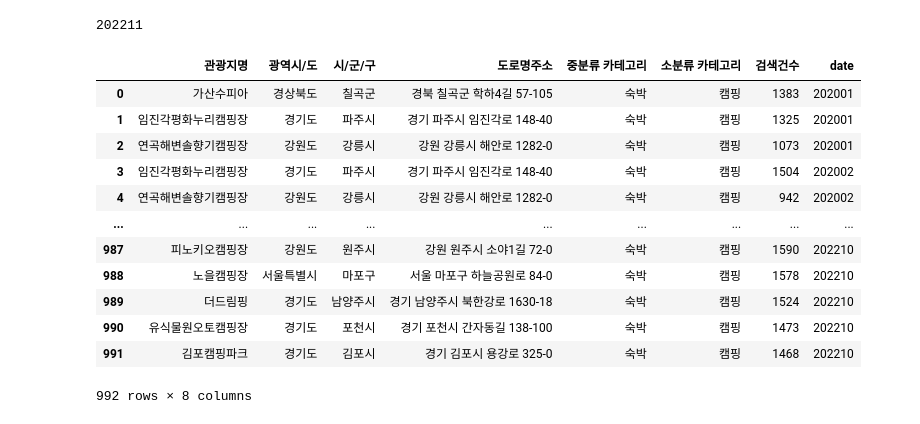
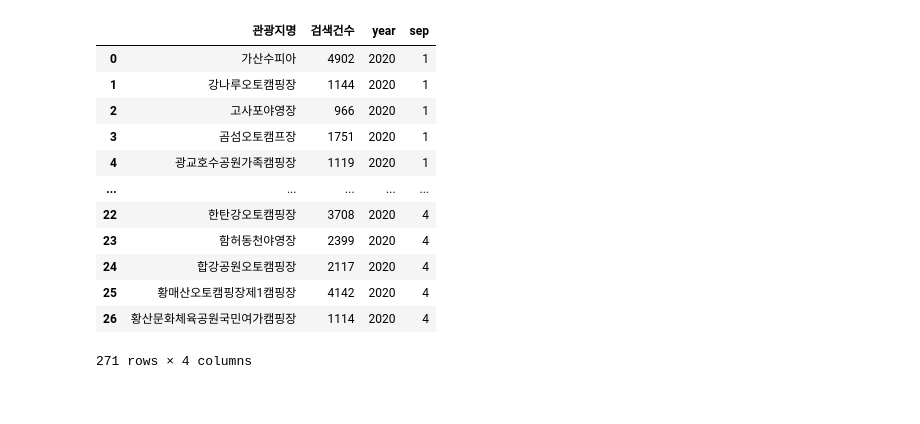
Before and after one commit to tiamoirony/Done, a Jupyter notebook: jk.ipynb, the cells around one changed output. Saved outputs shown, nothing was run; the diff lists cells and outputs as text; code cells hidden in the pictures.

```diff
--- a/jk.ipynb
+++ b/jk.ipynb
@@ -4,3 +30,7 @@ import openpyxl
+# %%
+# 판다스 출력 default 60 20
+pd.options.display.max_rows = 60
+pd.options.display.max_columns = 30
 # %%
 camping = pd.DataFrame()
 
@@ -14,8 +44,17 @@ for year in years:
             df = df[df['소분류 카테고리'] =='캠핑']
             camping = pd.concat([camping,df])
     except:
-        print(year+j)
+        pass
 
-camping = camping.drop(labels='순위',axis=1).reset_index(drop=True)
+df = pd.read_excel(f'C:/Users/kjk42/Documents/python/Done/data/data_lab/201911.xlsx')
+df['date'] = '201911'
+df = df[df['소분류 카테고리'] =='캠핑']
+camping = pd.concat([camping,df])
+
+df = pd.read_excel(f'C:/Users/kjk42/Documents/python/Done/data/data_lab/201912.xlsx')
+df['date'] = '201912'
+df = df[df['소분류 카테고리'] =='캠핑']
+camping = pd.concat([camping,df])
+
+camping = camping.drop(labels=['순위','중분류 카테고리','소분류 카테고리'],axis=1).reset_index(drop=True)
+camping.to_csv('datalab.csv')
-# %% [output]
-202211
@@ -24,16 +60,0 @@ camping.to_csv('datalab.csv')
-# %%
-camping
-# %% [output]
-|  | 관광지명 | 광역시/도 | 시/군/구 | 도로명주소 | 중분류 카테고리 | 소분류 카테고리 | 검색건수 | date |
-| 0 | 가산수피아 | 경상북도 | 칠곡군 | 경북 칠곡군 학하4길 57-105 | 숙박 | 캠핑 | 1383 | 202001 |
-| 1 | 임진각평화누리캠핑장 | 경기도 | 파주시 | 경기 파주시 임진각로 148-40 | 숙박 | 캠핑 | 1325 | 202001 |
-| 2 | 연곡해변솔향기캠핑장 | 강원도 | 강릉시 | 강원 강릉시 해안로 1282-0 | 숙박 | 캠핑 | 1073 | 202001 |
-| 3 | 임진각평화누리캠핑장 | 경기도 | 파주시 | 경기 파주시 임진각로 148-40 | 숙박 | 캠핑 | 1504 | 202002 |
-| 4 | 연곡해변솔향기캠핑장 | 강원도 | 강릉시 | 강원 강릉시 해안로 1282-0 | 숙박 | 캠핑 | 942 | 202002 |
-| ... | ... | ... | ... | ... | ... | ... | ... | ... |
-| 987 | 피노키오캠핑장 | 강원도 | 원주시 | 강원 원주시 소야1길 72-0 | 숙박 | 캠핑 | 1590 | 202210 |
-| 988 | 노을캠핑장 | 서울특별시 | 마포구 | 서울 마포구 하늘공원로 84-0 | 숙박 | 캠핑 | 1578 | 202210 |
-| 989 | 더드림핑 | 경기도 | 남양주시 | 경기 남양주시 북한강로 1630-18 | 숙박 | 캠핑 | 1524 | 202210 |
-| 990 | 유식물원오토캠핑장 | 경기도 | 포천시 | 경기 포천시 간자동길 138-100 | 숙박 | 캠핑 | 1473 | 202210 |
-| 991 | 김포캠핑파크 | 경기도 | 김포시 | 경기 김포시 용강로 325-0 | 숙박 | 캠핑 | 1468 | 202210 |
-992 rows × 8 columns
@@ -39,0 +63,15 @@ camping
+# %%
+
+cam_sp_2020 = camping[(camping['date'].astype(int) >= 202003) & (camping['date'].astype(int) <= 202005)].groupby(['관광지명'],as_index=False).agg(검색건수=('검색건수','sum'))
+cam_sp_2020['year'] = 2020
+cam_sp_2020['sep'] = 1
+cam_sum_2020 = camping[(camping['date'].astype(int) >= 202006) & (camping['date'].astype(int) <= 202008)].groupby(['관광지명'],as_index=False).agg(검색건수=('검색건수','sum'))
+cam_sum_2020['year'] = 2020
+cam_sum_2020['sep'] = 2
+cam_fal_2020 = camping[(camping['date'].astype(int) >= 202009) & (camping['date'].astype(int) <= 2020011)].groupby(['관광지명'],as_index=False).agg(검색건수=('검색건수','sum'))
+cam_fal_2020['year'] = 2020
+cam_fal_2020['sep'] = 3
+cam_win_2020 = camping[(camping['date'].astype(int) >= 202011) & (camping['date'].astype(int) <= 202101)].groupby(['관광지명'],as_index=False).agg(검색건수=('검색건수','sum'))
+cam_win_2020['year'] = 2020
+cam_win_2020['sep'] = 4
+cam_2020 = pd.concat([cam_sp_2020,cam_sum_2020,cam_fal_2020,cam_win_2020])
@@ -39,0 +106,16 @@ camping
+# %%
+cam_2020
+# %% [output]
+|  | 관광지명 | 검색건수 | year | sep |
+| 0 | 가산수피아 | 4902 | 2020 | 1 |
+| 1 | 강나루오토캠핑장 | 1144 | 2020 | 1 |
+| 2 | 고사포야영장 | 966 | 2020 | 1 |
+| 3 | 곰섬오토캠프장 | 1751 | 2020 | 1 |
+| 4 | 광교호수공원가족캠핑장 | 1119 | 2020 | 1 |
+| ... | ... | ... | ... | ... |
+| 22 | 한탄강오토캠핑장 | 3708 | 2020 | 4 |
+| 23 | 함허동천야영장 | 2399 | 2020 | 4 |
+| 24 | 합강공원오토캠핑장 | 2117 | 2020 | 4 |
+| 25 | 황매산오토캠핑장제1캠핑장 | 4142 | 2020 | 4 |
+| 26 | 황산문화체육공원국민여가캠핑장 | 1114 | 2020 | 4 |
+271 rows × 4 columns
```
Also changed, not shown: parts of 7 cells of this notebook.
